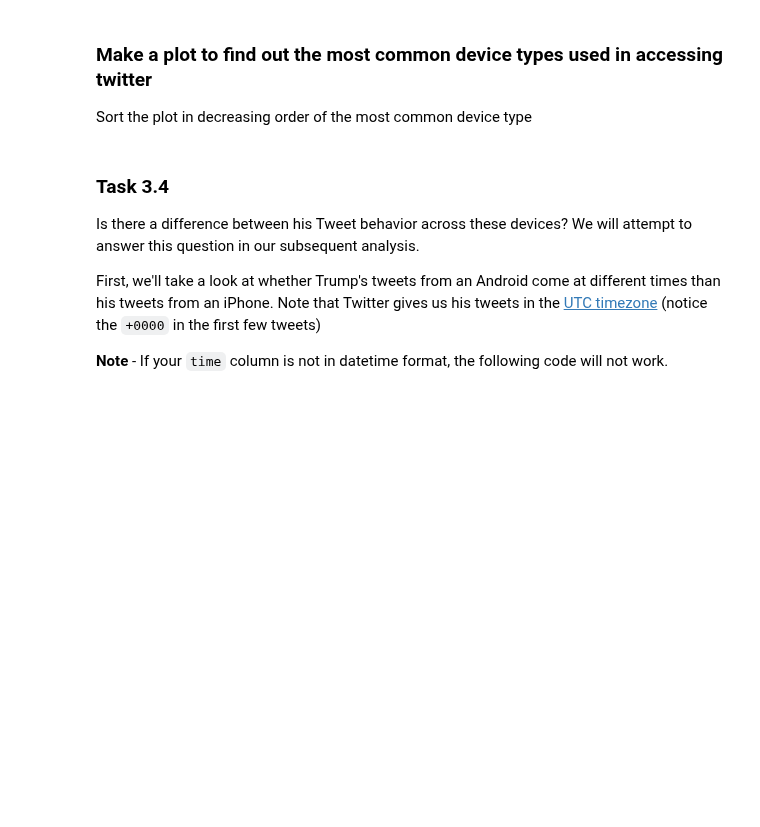
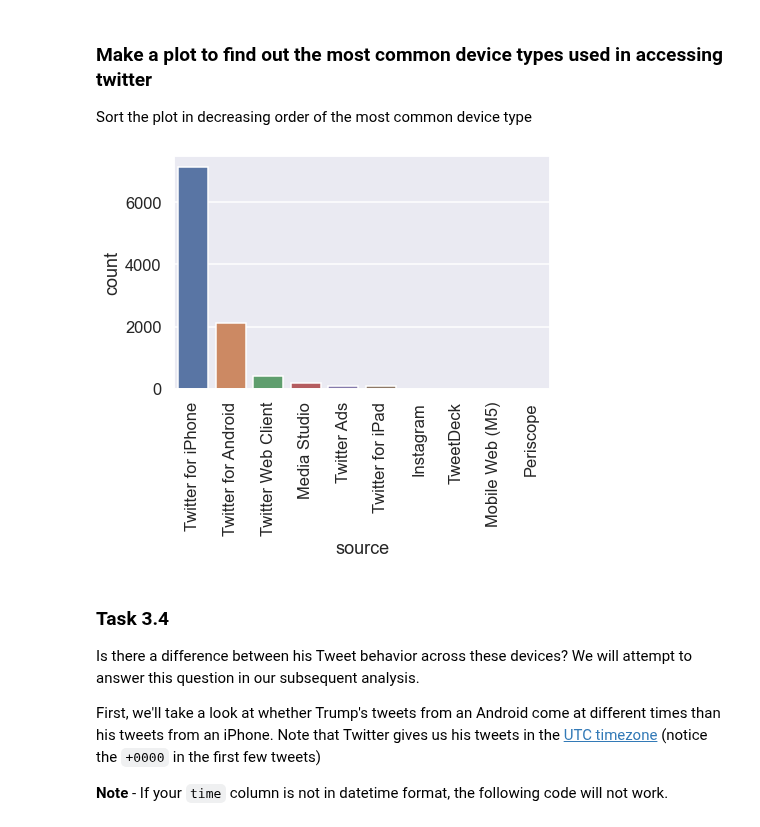
Before and after one commit to aarif-razak/cs439Work, a Jupyter notebook: MidSemProject/MidSemester_Project_F21_V1.ipynb, the cells around one changed output. Drawn from its saved outputs; the diff is of its cells as text; code cells hidden in the pictures; blank space fills up the shorter version.

```diff
--- a/MidSemProject/MidSemester_Project_F21_V1.ipynb
+++ b/MidSemProject/MidSemester_Project_F21_V1.ipynb
@@ -430,7 +439,7 @@ Remove the HTML tags from the source field.
 # %%
 ### BEGIN SOLUTION
 import re
-
+df_trump['source'] = df_trump['source'].str.replace('<.*?>', '', regex=True)
 
 ### END SOLUTION
 # %% [markdown]
@@ -444,3 +449,13 @@ Sort the plot in decreasing order of the most common device type
+# %%
+### BEGIN SOLUTION
+
+ax = sns.countplot(x = 'source',
+              data = df_trump,
+              order = df_trump['source'].value_counts().index)
+ax.set_xticklabels(ax.get_xticklabels(),rotation = 90);
+### END SOLUTION
+# %% [output]
+[figure, added]
 # %% [markdown]
 ### Task 3.4
 Is there a difference between his Tweet behavior across these devices? We will attempt to answer this question in our subsequent analysis.
```
Also changed, not shown: parts of 7 cells of this notebook.
